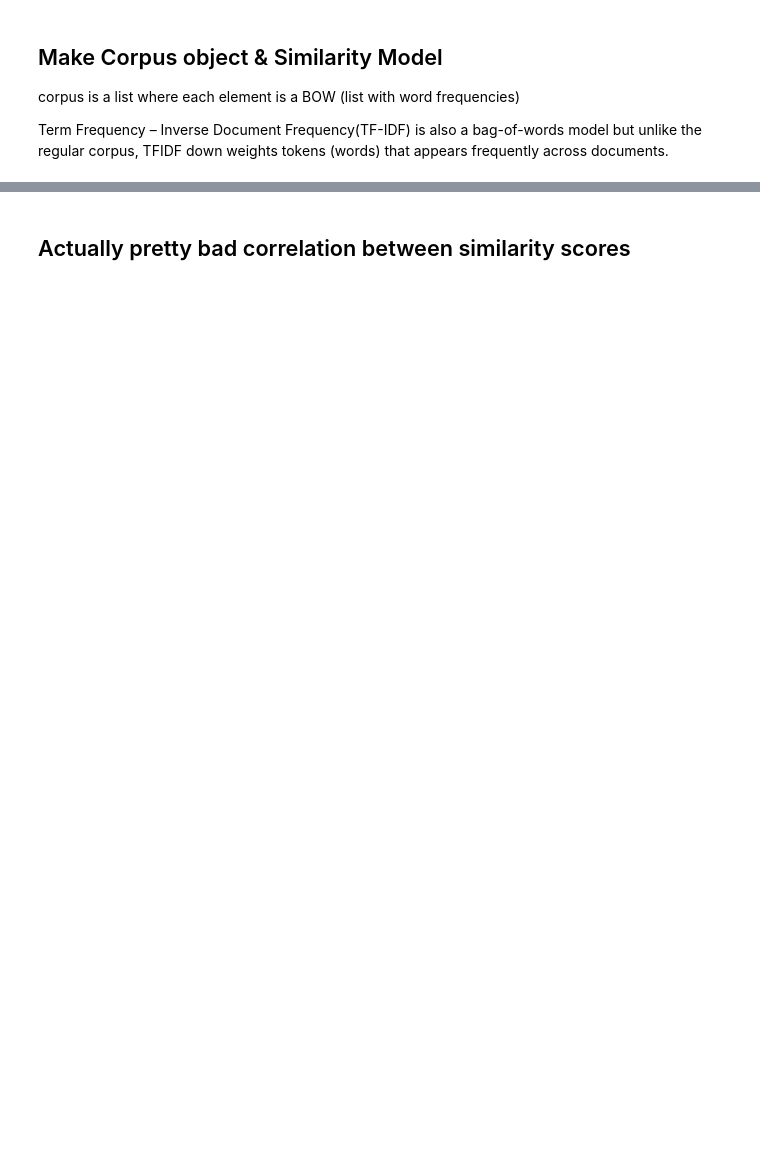
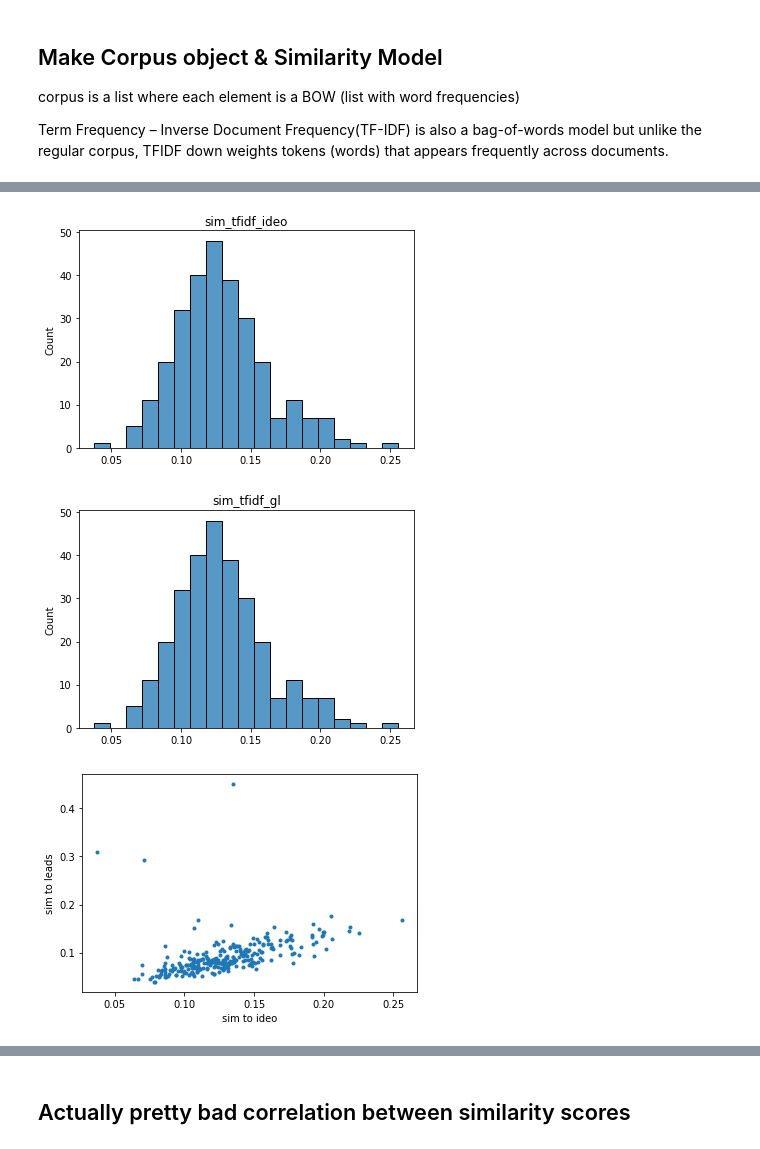
Before and after one commit to ideo/a-list, a Jupyter notebook: notebooks/6_talk_like_ideo.ipynb, the cells around one changed output, grey strips where cells are left out. Drawn from its saved outputs; the diff is of its cells as text; code cells hidden in the pictures; blank space fills up the shorter version.

```diff
--- a/notebooks/6_talk_like_ideo.ipynb
+++ b/notebooks/6_talk_like_ideo.ipynb
@@ -208,0 +268,30 @@ plt.savefig('similarity_dist.png')
+# %%
+#
+tf_idf = gensim.models.TfidfModel(full_corpus)
+
+
+sim_name = 'tfidf'
+transformed_corpus = tf_idf[full_corpus]
+
+
+new_cols = [f"sim_{sim_name}_{ref_name}" for ref_name in ref_names]
+sims, ref_sims  = similarity_to_refs(corpus=transformed_corpus, ref_indicies=ref_indicies)
+for col,sim  in zip(new_cols, sims):
+    df_i[col] = sim
+
+    fig, ax = plt.subplots()
+
+    sns.histplot(sims[0], ax=ax)
+    ax.set_title(col)
+    plt.show()
+
+fig, ax = plt.subplots()
+ax.plot(sims[0],sims[1], '.')
+ax.set_xlabel('sim to ideo')
+ax.set_ylabel('sim to leads')
+plt.savefig('similarity comparison.png')
+plt.show()
+# %% [output]
+[figure, added]
+[figure, added]
+[figure, added]
```
Also changed, not shown: parts of 49 cells of this notebook, 1 other file.
